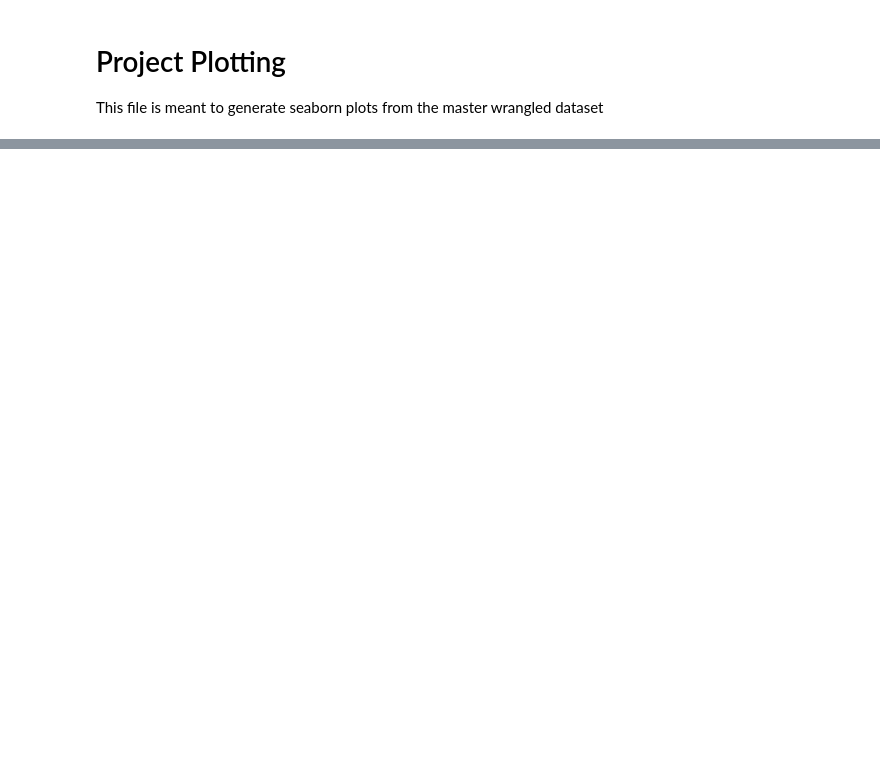
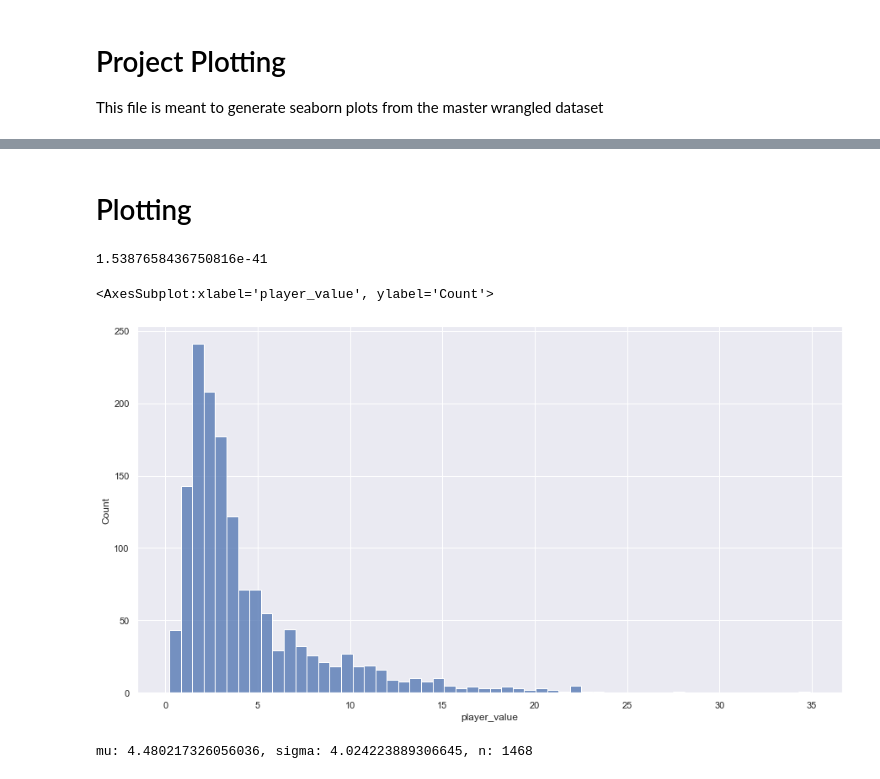
Before and after one commit to matteo8p/NBA_Analysis, a Jupyter notebook: Master Data Plotting.ipynb, the cells around one changed output, grey strips where cells are left out. Drawn from its saved outputs; the diff is of its cells as text; code cells hidden in the pictures; blank space fills up the shorter version.

```diff
--- a/Master Data Plotting.ipynb
+++ b/Master Data Plotting.ipynb
@@ -8,6 +11,6 @@ import seaborn as sns
 sns.set_theme()
 # %%
-master_data = pd.read_csv("nba_data_master.csv")
+master_data = pd.read_csv("./nba_data_master.csv")
 
 master_data['utility_per_mil'] = master_data['player_utility'] / ((master_data['salary'])/1000000)
 master_data.head(10)
@@ -51,9 +98,16 @@ result.head()
 # %%
 # Data 2012 to 2017 Avg Utility
 df_12_17 = df_salary_filter[df_salary_filter['season_start'] >= 2012]
+df_07_17 = df_salary_filter[df_salary_filter['season_start'] >= 2007]
 df_12_17 = df_12_17[df_12_17['season_start'] <= 2017]
+df_07_17 = df_07_17[df_07_17['position'] != "None"]
 df_12_17 = df_12_17[df_12_17['position'] != "None"]
+
+print(np.shape(df_12_17))
 
 result = df_12_17.groupby(by=["position"], as_index=False).mean()
 result = result[['position', 'player_utility', 'utility_per_mil']]
 result
+
+# new_df = df_12_17.groupby(by="position").count()
+# new_df
@@ -67,0 +156,21 @@ result.head(10)
+# %% [markdown]
+# Plotting
+# %%
+stat, p = scipy.stats.shapiro(df_07_17['player_value'])
+print(p)
+# If p < 0.05, there is evidence to suggest the data is not normally distributed
+# %% [output]
+1.5387658436750816e-41
+# %%
+sns.histplot(data=df_07_17, x='player_value')
+# %% [output]
+<AxesSubplot:xlabel='player_value', ylabel='Count'>
+[figure, added]
+# %%
+data=df_07_17['player_value']
+mu = data.mean()
+sigma = data.std()
+n = data.size
+print("mu: {}, sigma: {}, n: {}".format(mu, sigma, n))
+# %% [output]
+mu: 4.480217326056036, sigma: 4.024223889306645, n: 1468
```
Also changed, not shown: parts of 16 cells of this notebook, 2 other files.
